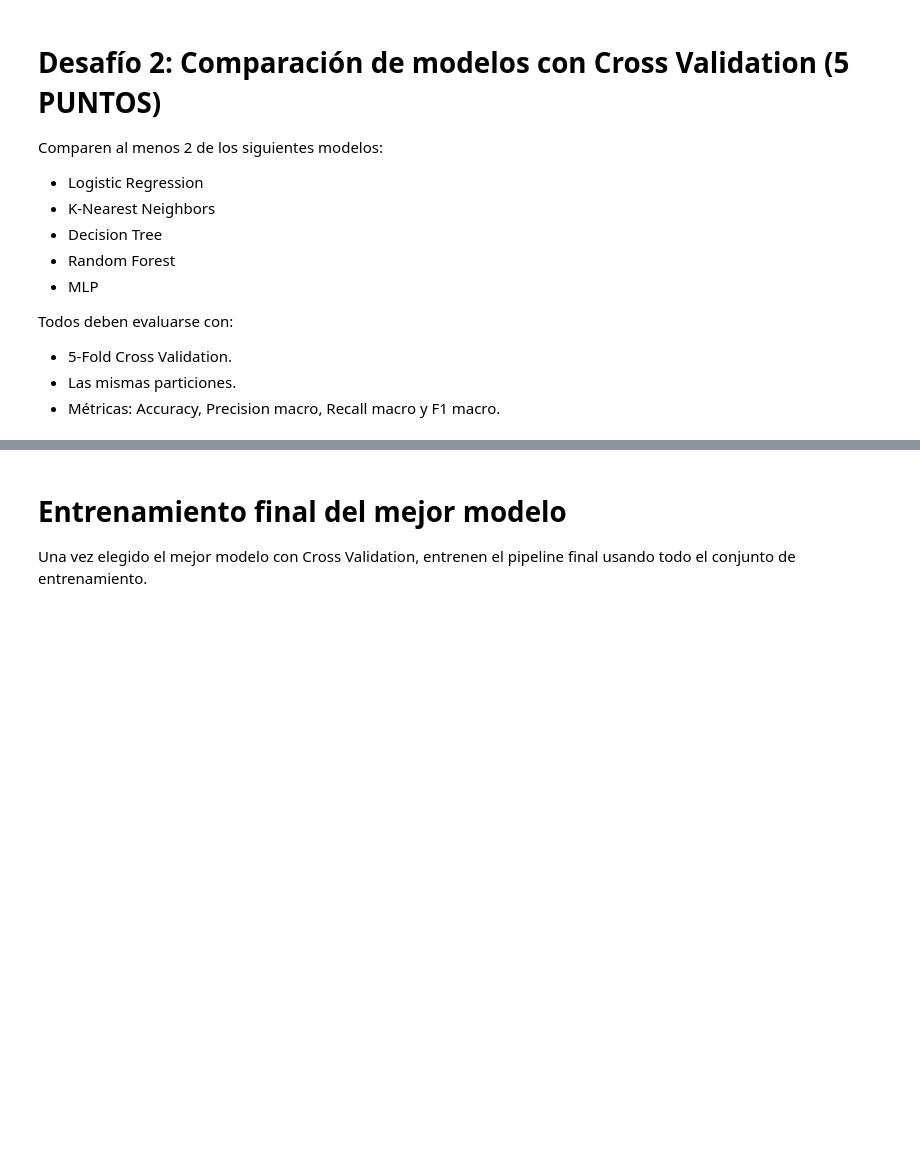
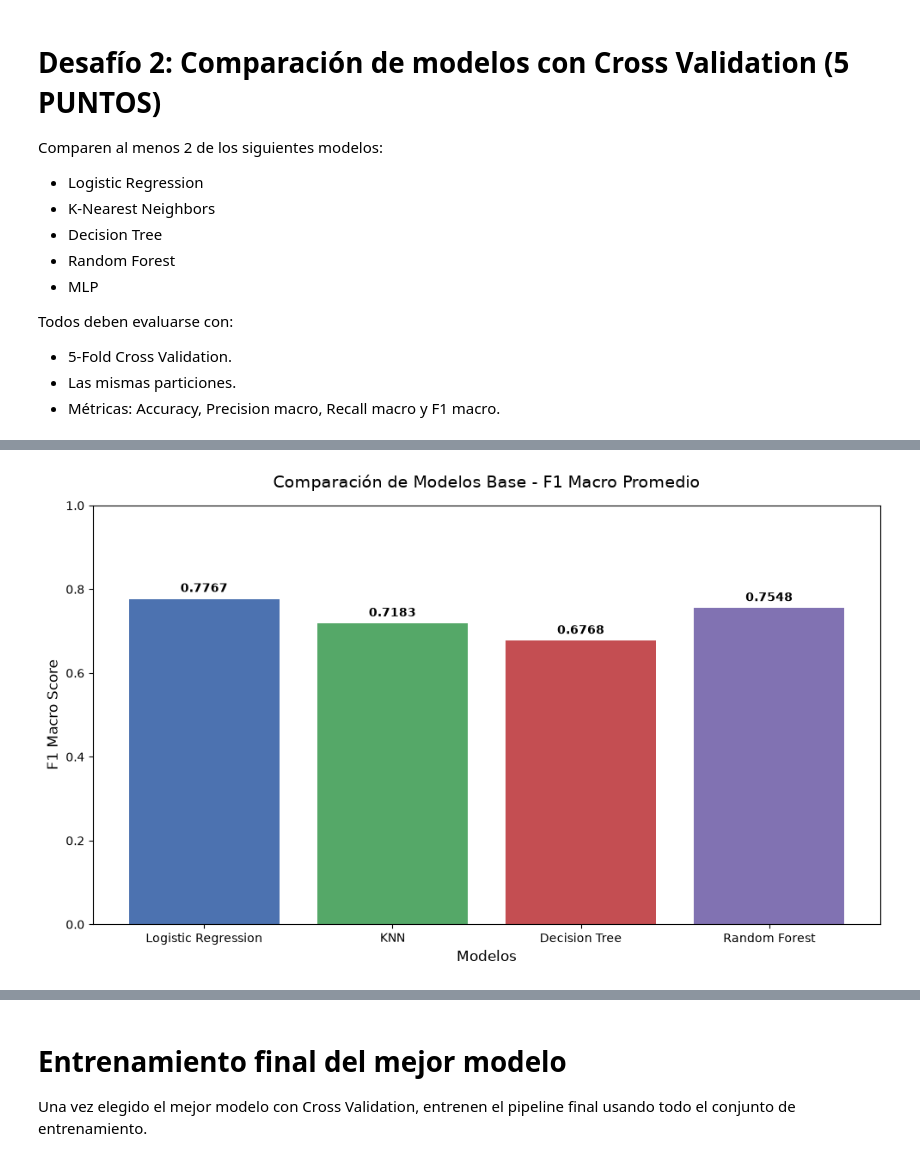
Before and after one commit to nico-0107/LaboratorioFinal-IA, a Jupyter notebook: laboratorio_final_ia.ipynb, the cells around one changed output, grey strips where cells are left out. Saved outputs shown, nothing was run; the diff lists cells and outputs as text; code cells hidden in the pictures; blank space fills up the shorter version.

```diff
--- a/laboratorio_final_ia.ipynb
+++ b/laboratorio_final_ia.ipynb
@@ -316,4 +317,29 @@ scoring = {
     "f1_macro": "f1_macro"
 }
 # %%
-# TODO: Evaluar los modelos con Cross Validation
+
+X = df.drop(columns=["clase"])
+y = df["clase"]
+
+
+resultados_f1 = {}
+
+print("Iniciando validación cruzada (5 Folds)...\\n")
+
+for name, model in models.items():
+
+    pipeline = Pipeline(steps=[
+        ("preprocessor", preprocessor),
+        ("classifier", model)
+    ])
+
+
+    cv_results = cross_validate(pipeline, X, y, cv=cv, scoring=scoring)
+
+
+    mean_f1 = cv_results["test_f1_macro"].mean()
+    resultados_f1[name] = mean_f1
+
+    print(f"{name}:")
+    print(f"  - Accuracy Promedio: {cv_results['test_accuracy'].mean():.4f}")
+    print(f"  - F1 Macro Promedio: {mean_f1:.4f}\\n")
@@ -320,5 +360,22 @@ scoring = {
 # %%
-# TODO: Graficar resultados de F1 macro promedio
+
+plt.figure(figsize=(10, 6))
+bars = plt.bar(resultados_f1.keys(), resultados_f1.values(), color=['#4C72B0', '#55A868', '#C44E52', '#8172B2'])
+
+plt.title("Comparación de Modelos Base - F1 Macro Promedio", fontsize=14, pad=15)
+plt.ylabel("F1 Macro Score", fontsize=12)
+plt.xlabel("Modelos", fontsize=12)
+plt.ylim(0, 1)
+
+
+for bar in bars:
+    yval = bar.get_height()
+    plt.text(bar.get_x() + bar.get_width()/2, yval + 0.01, f"{yval:.4f}", ha='center', va='bottom', fontweight='bold')
+
+plt.tight_layout()
+plt.show()
+# %% [output]
+[figure, added]
 # %% [markdown]
 ## Selección del mejor modelo
 
```
Also changed, not shown: parts of 8 cells of this notebook.
